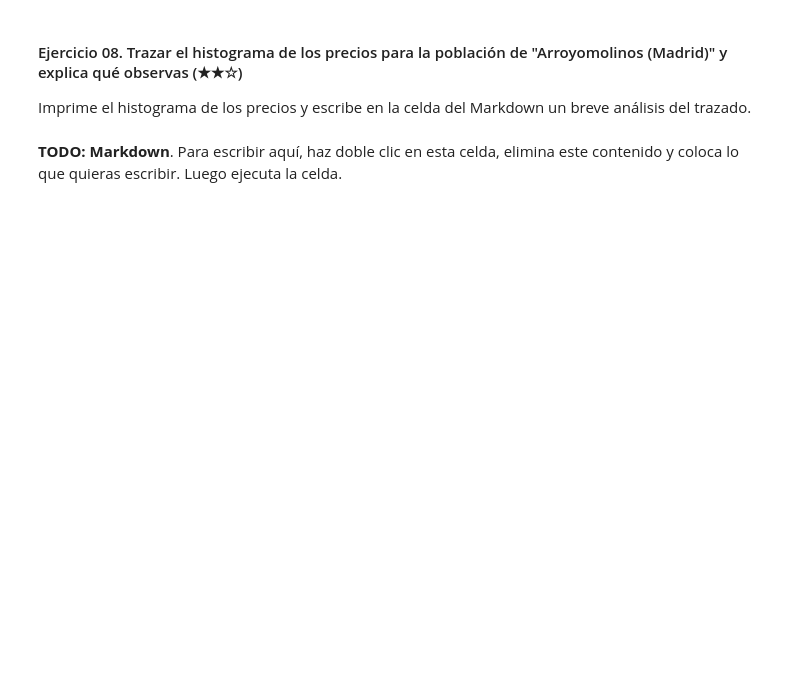
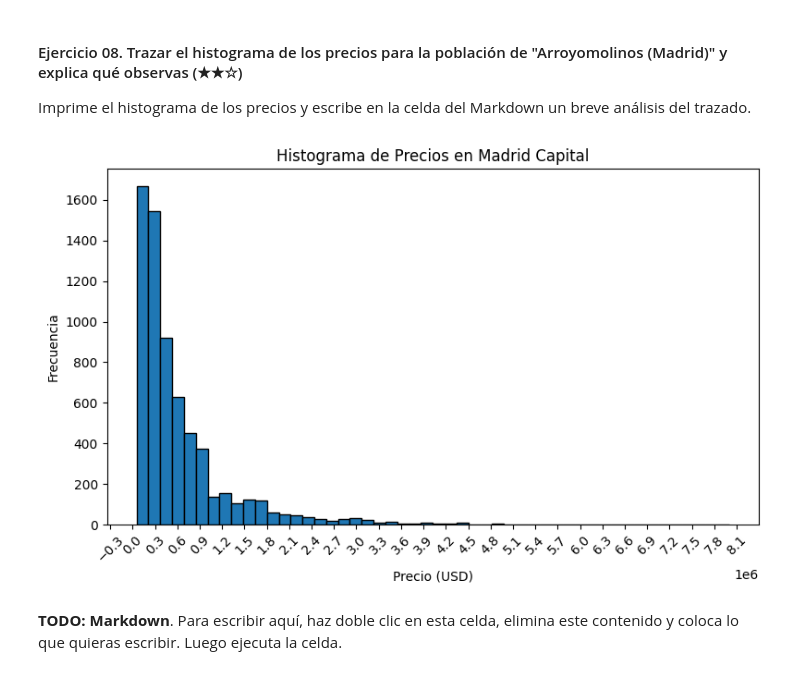
Before and after one commit to 4GeeksAcademy/CDiazCapado-PandasDataCleanUp, a Jupyter notebook: project.es.ipynb, the cells around one changed output. Saved outputs shown, nothing was run; the diff lists cells and outputs as text; code cells hidden in the pictures; blank space fills up the shorter version.

```diff
--- a/project.es.ipynb
+++ b/project.es.ipynb
@@ -143,4 +219,23 @@ Despues de eliminar los valores nulos, compara el tamaño del DataFrame antes y
 
 Imprima el valor obtenido de la columna level5.
 # %%
-# TODO
+# imprime los valores de precios cuando la columna level 5 tiene de valor Arroyomolinos
+print(ds_limpio.loc[ds_limpio['level5'] == 'Arroyomolinos', 'price'])
+media_precios_arroyomolinos = ds_limpio.loc[ds_limpio['level5'] == 'Arroyomolinos', 'price'].mean()
+print(f'La media de los precios en Arroyomolinos es: {media_precios_arroyomolinos}')
+
+#resulta que arroyomolinos no aparece en todo el data set incluso sin limpiar ,lo comprobamos con el dataset original
+filas_con_arroyomolinos = ds.isin(['Arroyomolinos']).any(axis=1)
+print(f'Filas donde aparece Arroyomolinos: {ds[filas_con_arroyomolinos]}')
+#asi que lo que voy a hacer es buscar la poblacion que se repita mas en level5 y comparar la evolucion de precios
+from collections import Counter
+poblacion_mas_frecuente = Counter(ds_limpio['level5']).most_common(1)[0][0]
+print(f'La población que más se repite es: {poblacion_mas_frecuente}')
+precios_poblacion_mas_frecuente = ds_limpio.loc[ds_limpio['level5'] == poblacion_mas_frecuente, 'price']
+print(f'Precios en {poblacion_mas_frecuente}: {precios_poblacion_mas_frecuente.tolist()}')
+media_precios_poblacion_mas_frecuente = precios_poblacion_mas_frecuente.mean()
+print(f'La media de los precios en {poblacion_mas_frecuente} es: {media_precios_poblacion_mas_frecuente}')
+precio_min_poblacion_mas_frecuente_no_cero = precios_poblacion_mas_frecuente[precios_poblacion_mas_frecuente > 0].min()
+print(f'El precio mínimo en {poblacion_mas_frecuente} (sin contar ceros) es: {precio_min_poblacion_mas_frecuente_no_cero}')
+precio_max_poblacion_mas_frecuente = precios_poblacion_mas_frecuente.max()
+print(f'El precio máximo en {poblacion_mas_frecuente} es: {precio_max_poblacion_mas_frecuente}')
@@ -150,7 +256,28 @@ Imprima el valor obtenido de la columna level5.
 Imprime el histograma de los precios y escribe en la celda del Markdown un breve análisis del trazado.
 # %%
 import matplotlib.pyplot as plt
+import matplotlib.ticker as ticker
+plt.figure(figsize=(8, 5))
+ax = plt.gca()
+ax.xaxis.set_major_locator(ticker.MultipleLocator(300_000))
+plt.xticks(rotation=45)
+
+plt.hist(
+    precios_poblacion_mas_frecuente,
+    bins=50,
+    edgecolor="black",
+    range=(precio_min_poblacion_mas_frecuente_no_cero, precio_max_poblacion_mas_frecuente)
+)
+plt.title("Histograma de Precios en" + poblacion_mas_frecuente)
+plt.xlabel("Precio (USD)")
+plt.ylabel("Frecuencia")
+
+
+plt.tight_layout()
+plt.show()
 
 # Trazar el histograma de precios
+# %% [output]
+[figure, added]
 # %% [markdown]
 **TODO: Markdown**. Para escribir aquí, haz doble clic en esta celda, elimina este contenido y coloca lo que quieras escribir. Luego ejecuta la celda.
```
Also changed, not shown: parts of 14 cells of this notebook, 1 other file.
